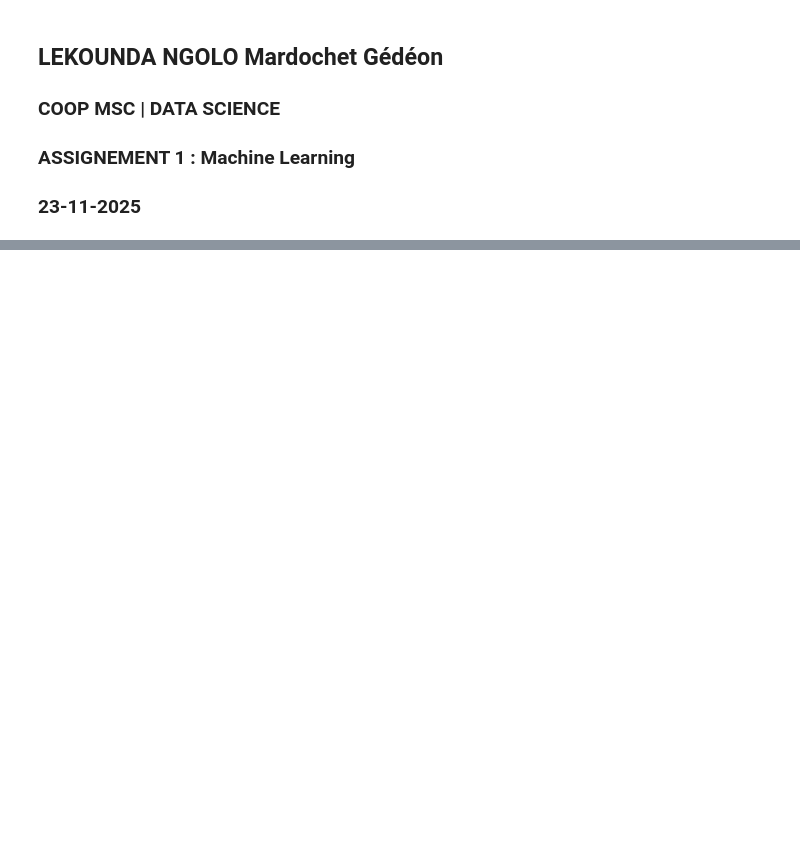
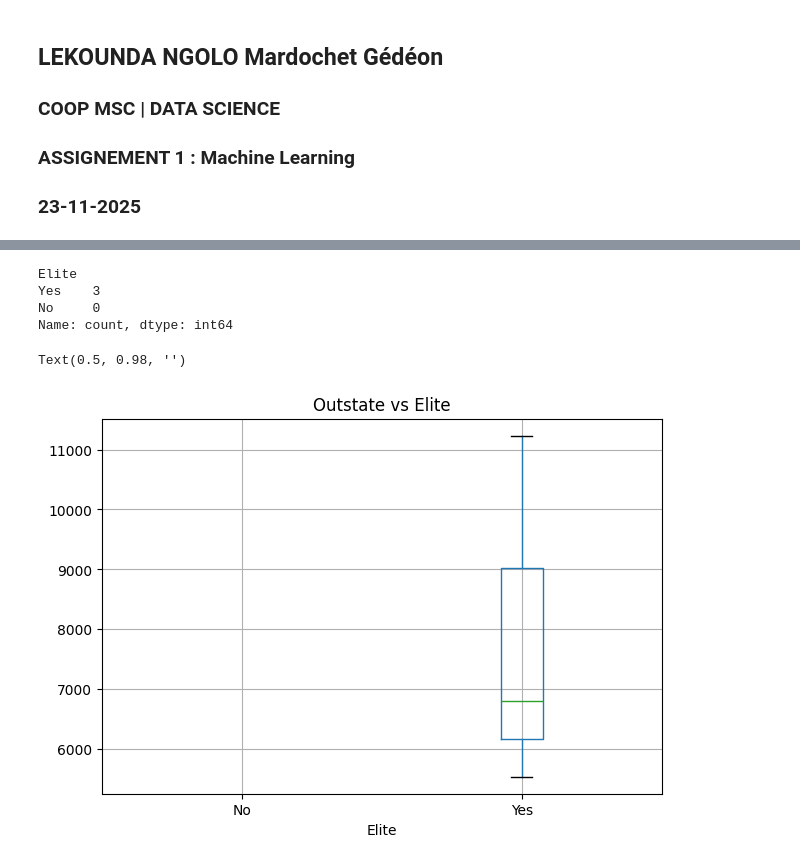
Before and after one commit to lekoundanmgedeon/machinelearning-islp, a Jupyter notebook: assignements/A1_ML/A1_ml.ipynb, the cells around one changed output, grey strips where cells are left out. Cells and saved outputs as stored; diff of their text form; code cells hidden in the pictures; blank space fills up the shorter version.

```diff
--- a/assignements/A1_ML/A1_ml.ipynb
+++ b/assignements/A1_ML/A1_ml.ipynb
@@ -34,2 +103,17 @@ college.describe()
 # %%
 college['Elite'] = pd.cut(college['Top10perc'],[0,0.5,1], labels=['No', 'Yes'])
+# %%
+college['Elite'].value_counts()
+# %% [output]
+Elite
+Yes    3
+No     0
+Name: count, dtype: int64
+# %%
+fig, ax = subplots(figsize=(7, 5))
+college.boxplot(column='Outstate', by='Elite', ax=ax)
+ax.set_title('Outstate vs Elite')
+fig.suptitle('')
+# %% [output]
+Text(0.5, 0.98, '')
+[figure, added]
```
Also changed, not shown: parts of 30 cells of this notebook.
